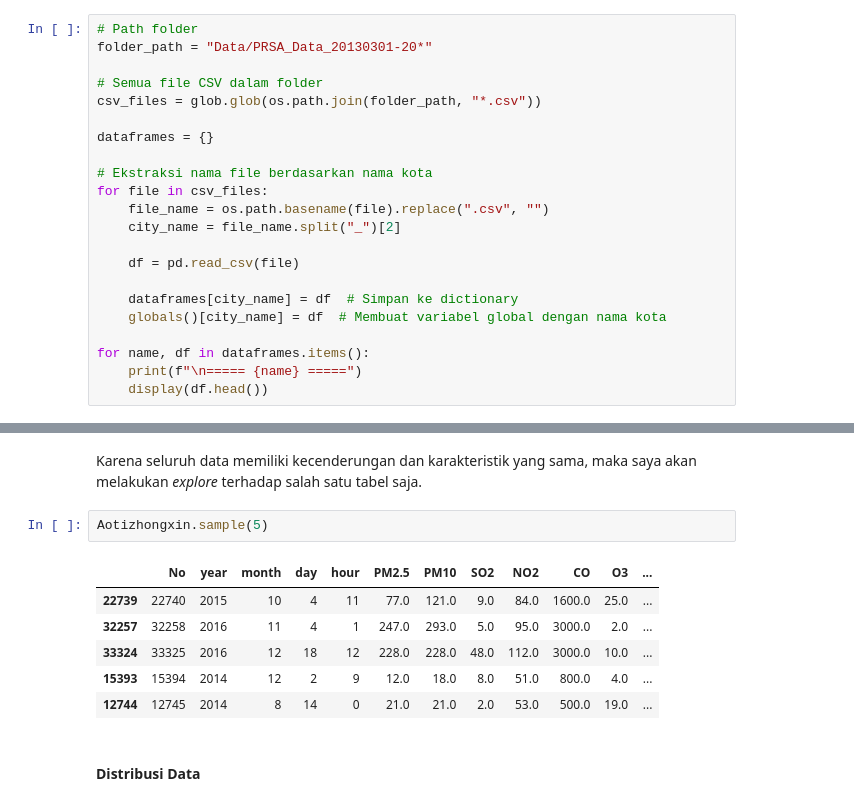
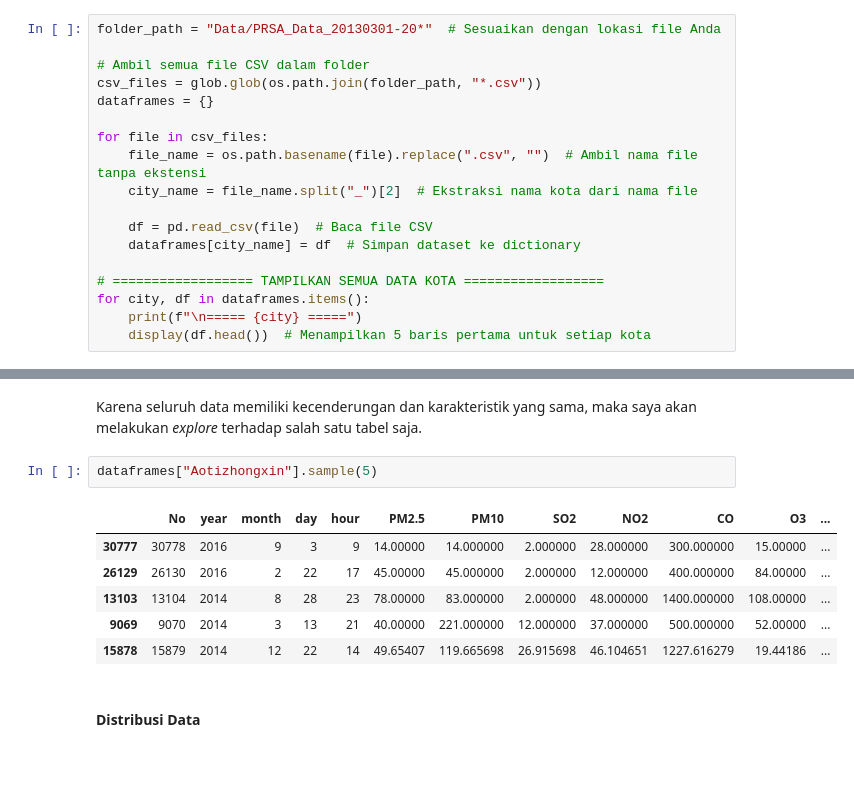
Before and after one commit to jijiau/Dicoding-Analisis-Data, a Jupyter notebook: notebook.ipynb, the cells around one changed output, grey strips where cells are left out. Cells and saved outputs as stored; diff of their text form; blank space fills up the shorter version.

```diff
--- a/notebook.ipynb
+++ b/notebook.ipynb
@@ -40,27 +40,23 @@ Analisi ini menggunakan ***Secondary Data*** yang sudah disiapkan oleh panitia.
 - Menyediakan informasi berkualitas yang akurat dan dapat dipercaya.
 - Memastikan kelengkapan data sebelum diproses lebih lanjut (wrangling, preprocessing).
 # %%
-# Path folder
-folder_path = "Data/PRSA_Data_20130301-20*"
+folder_path = "Data/PRSA_Data_20130301-20*"  # Sesuaikan dengan lokasi file Anda
 
-# Semua file CSV dalam folder
+# Ambil semua file CSV dalam folder
 csv_files = glob.glob(os.path.join(folder_path, "*.csv"))
-
 dataframes = {}
 
-# Ekstraksi nama file berdasarkan nama kota
 for file in csv_files:
-    file_name = os.path.basename(file).replace(".csv", "")
-    city_name = file_name.split("_")[2]
+    file_name = os.path.basename(file).replace(".csv", "")  # Ambil nama file tanpa ekstensi
+    city_name = file_name.split("_")[2]  # Ekstraksi nama kota dari nama file
 
-    df = pd.read_csv(file)
+    df = pd.read_csv(file)  # Baca file CSV
+    dataframes[city_name] = df  # Simpan dataset ke dictionary
 
-    dataframes[city_name] = df  # Simpan ke dictionary
-    globals()[city_name] = df  # Membuat variabel global dengan nama kota
-
-for name, df in dataframes.items():
-    print(f"\n===== {name} =====")
-    display(df.head())
+# ================== TAMPILKAN SEMUA DATA KOTA ==================
+for city, df in dataframes.items():
+    print(f"\n===== {city} =====")
+    display(df.head())  # Menampilkan 5 baris pertama untuk setiap kota
 # %% [output]
 ===== Aotizhongxin =====
 |  | No | year | month | day | hour | PM2.5 | PM10 | SO2 | NO2 | CO | O3 | ... |
@@ -382,14 +378,14 @@ plot_boxplots(dataframes["Aotizhongxin"])
 # %% [markdown]
 Karena seluruh data memiliki kecenderungan dan karakteristik yang sama, maka saya akan melakukan *explore* terhadap salah satu tabel saja.
 # %%
-Aotizhongxin.sample(5)
+dataframes["Aotizhongxin"].sample(5)
 # %% [output]
 |  | No | year | month | day | hour | PM2.5 | PM10 | SO2 | NO2 | CO | O3 | ... |
-| 22739 | 22740 | 2015 | 10 | 4 | 11 | 77.0 | 121.0 | 9.0 | 84.0 | 1600.0 | 25.0 | ... |
-| 32257 | 32258 | 2016 | 11 | 4 | 1 | 247.0 | 293.0 | 5.0 | 95.0 | 3000.0 | 2.0 | ... |
-| 33324 | 33325 | 2016 | 12 | 18 | 12 | 228.0 | 228.0 | 48.0 | 112.0 | 3000.0 | 10.0 | ... |
-| 15393 | 15394 | 2014 | 12 | 2 | 9 | 12.0 | 18.0 | 8.0 | 51.0 | 800.0 | 4.0 | ... |
-| 12744 | 12745 | 2014 | 8 | 14 | 0 | 21.0 | 21.0 | 2.0 | 53.0 | 500.0 | 19.0 | ... |
+| 30777 | 30778 | 2016 | 9 | 3 | 9 | 14.00000 | 14.000000 | 2.000000 | 28.000000 | 300.000000 | 15.00000 | ... |
+| 26129 | 26130 | 2016 | 2 | 22 | 17 | 45.00000 | 45.000000 | 2.000000 | 12.000000 | 400.000000 | 84.00000 | ... |
+| 13103 | 13104 | 2014 | 8 | 28 | 23 | 78.00000 | 83.000000 | 2.000000 | 48.000000 | 1400.000000 | 108.00000 | ... |
+| 9069 | 9070 | 2014 | 3 | 13 | 21 | 40.00000 | 221.000000 | 12.000000 | 37.000000 | 500.000000 | 52.00000 | ... |
+| 15878 | 15879 | 2014 | 12 | 22 | 14 | 49.65407 | 119.665698 | 26.915698 | 46.104651 | 1227.616279 | 19.44186 | ... |
 # %% [markdown]
 #### **Distribusi Data**
 # %%
```
Also changed, not shown: parts of 3 cells of this notebook, 1 other file.
